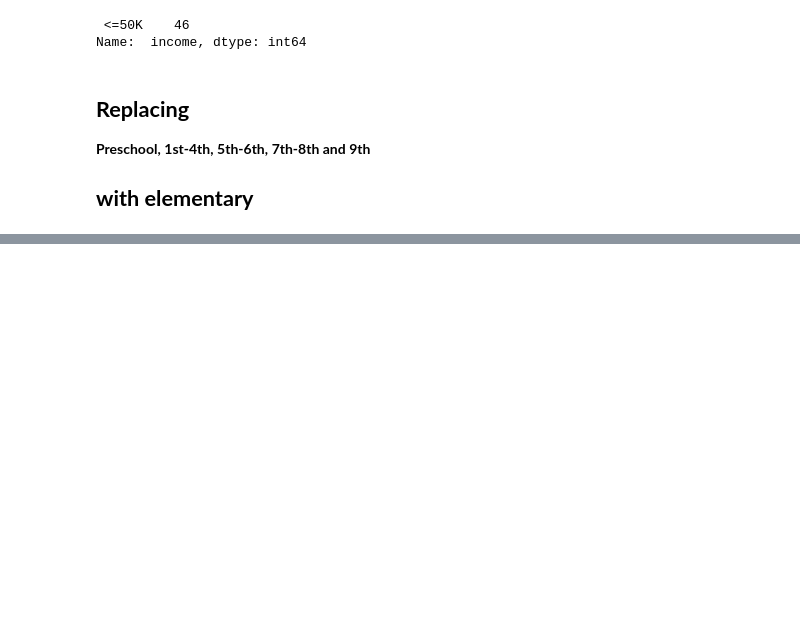
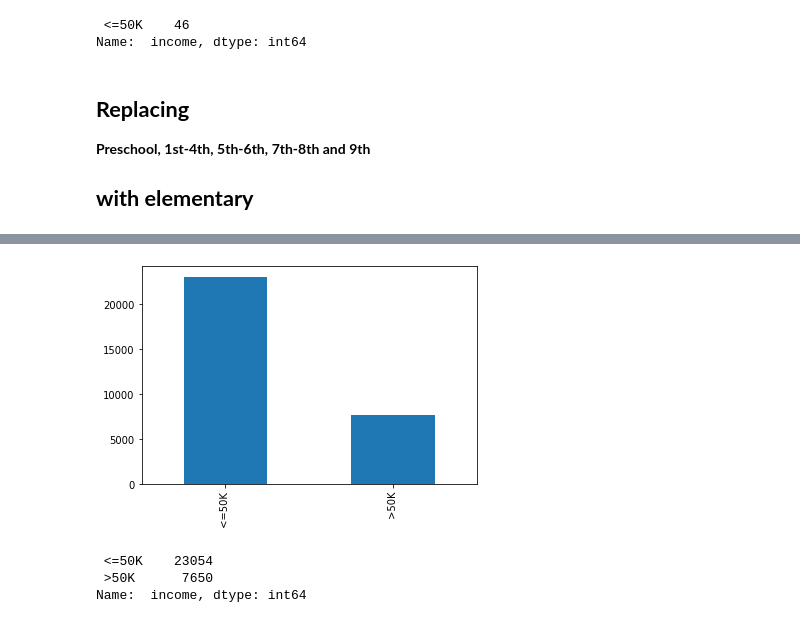
Before and after one commit to NaNdalal-dev/income-classification, a Jupyter notebook: Income-classification.ipynb, the cells around one changed output, grey strips where cells are left out. Cells and saved outputs as stored; diff of their text form; code cells hidden in the pictures; blank space fills up the shorter version.

```diff
--- a/Income-classification.ipynb
+++ b/Income-classification.ipynb
@@ -237,0 +303,3 @@ for col in elemen_cols:
+# %%
+cols_to_scale = ['age', ' fnlwgt', ' education-num', ' hours-per-week']
+df[cols_to_scale].head()
@@ -237,0 +313,10 @@ for col in elemen_cols:
+# %%
+scale = MinMaxScaler()
+scale.fit(df[cols_to_scale])
+scalled = scale.fit_transform(df[cols_to_scale])
+df['age'] =  scalled[:,0]
+df[' fnlwgt'] = scalled[:,1]
+df[' education-num'] = scalled[:,2]
+df[' hours-per-week'] = scalled[:,3]
+
+df.head()
@@ -237,0 +330,11 @@ for col in elemen_cols:
+# %%
+df[' income'].value_counts().plot(kind='bar')
+plt.show()
+# %% [output]
+[figure, added]
+# %%
+df[' income'].value_counts()
+# %% [output]
+ <=50K    23054
+ >50K      7650
+Name:  income, dtype: int64
```
Also changed, not shown: parts of 41 cells of this notebook.
